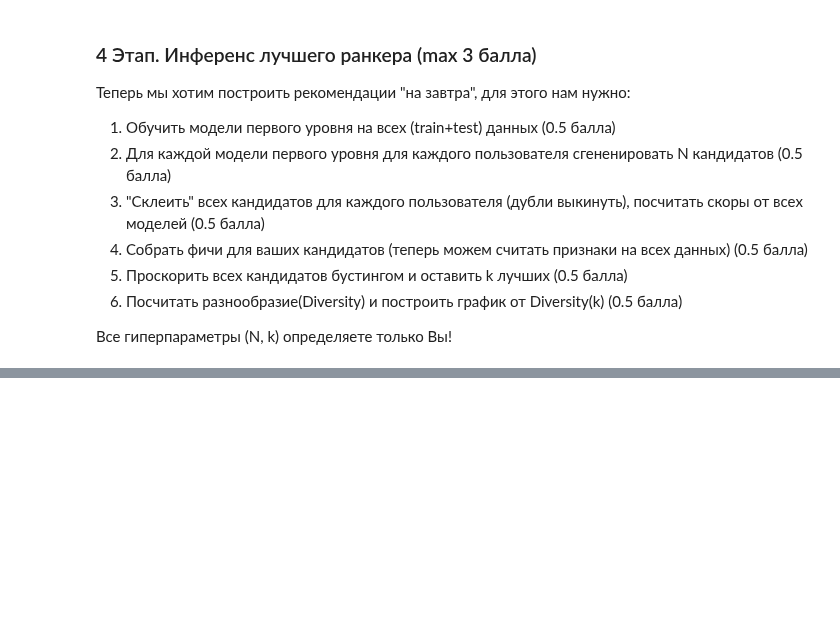
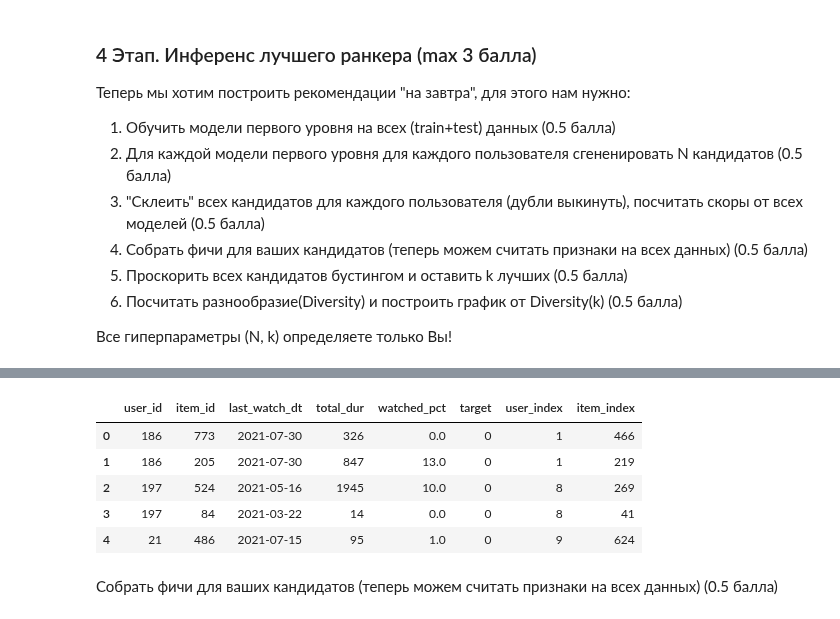
Before and after one commit to PavelMKh/HSE-AI, a Jupyter notebook: RECSYS/HSE_RecSys_HW3_Khomenko.ipynb, the cells around one changed output, grey strips where cells are left out. Cells and saved outputs as stored; diff of their text form; code cells hidden in the pictures; blank space fills up the shorter version.

```diff
--- a/RECSYS/HSE_RecSys_HW3_Khomenko.ipynb
+++ b/RECSYS/HSE_RecSys_HW3_Khomenko.ipynb
@@ -787,0 +815,5 @@ ncf_full.fit(epochs=10, batch_size=2)
+# %%
+%%time
+
+ncf_full = NCFModelFull(df_train_full, df_valid)
+ncf_full.fit(epochs=10, batch_size=2)
@@ -787,0 +835,15 @@ ncf_full.fit(epochs=10, batch_size=2)
+# %%
+def get_recs_toppop(user_id):
+    return toppop_full.get_top_k_items(k=5)
+
+def get_recs_svd(user_id):
+    return mf_full.get_top_k_recommendations(user_id, top_k=5)
+
+def get_recs_ncf(user_id):
+    return ncf_full.get_top_k_recommendations(user_id, k=5)
+
+df_users_recs_train = df_train_full[['user_id']].drop_duplicates().reset_index(drop=True)
+
+df_users_recs_train['top_popular_recs'] = df_users_recs_train['user_id'].apply(get_recs_toppop)
+df_users_recs_train['svd_recs'] = df_users_recs_train['user_id'].apply(get_recs_svd)
+df_users_recs_train['ncf_recs'] = df_users_recs_train['user_id'].apply(get_recs_ncf)
@@ -787,0 +876,6 @@ ncf_full.fit(epochs=10, batch_size=2)
+# %%
+df_users_recs_train['recs'] = df_users_recs_train.apply(lambda row: list(set(row['top_popular_recs'] + row['svd_recs'] + row['ncf_recs'])), axis=1)
+df_users_recs_valid['recs'] = df_users_recs_valid.apply(lambda row: list(set(row['top_popular_recs'] + row['svd_recs'] + row['ncf_recs'])), axis=1)
+
+df_users_recs_train = df_users_recs_train.drop(columns=['top_popular_recs', 'svd_recs', 'ncf_recs'])
+df_users_recs_valid = df_users_recs_valid.drop(columns=['top_popular_recs', 'svd_recs', 'ncf_recs'])
@@ -787,0 +891,21 @@ ncf_full.fit(epochs=10, batch_size=2)
+# %%
+# сделаем из полученных кандидатов датафрейм с интеракциями и подтянем значения таргета
+df_users_recs_train = df_users_recs_train.explode('recs')
+df_users_recs_train = df_users_recs_train.rename(columns={'recs': 'item_id'})
+
+df_users_recs_valid = df_users_recs_valid.explode('recs')
+df_users_recs_valid = df_users_recs_valid.rename(columns={'recs': 'item_id'})
+
+df_users_recs_train = df_users_recs_train.merge(df_train_full, on=['user_id', 'item_id'], how='inner')
+df_users_recs_valid = df_users_recs_valid.merge(df_valid, on=['user_id', 'item_id'], how='inner')
+# %%
+df_users_recs_train.head()
+# %% [output]
+|  | user_id | item_id | last_watch_dt | total_dur | watched_pct | target | user_index | item_index |
+| 0 | 186 | 773 | 2021-07-30 | 326 | 0.0 | 0 | 1 | 466 |
+| 1 | 186 | 205 | 2021-07-30 | 847 | 13.0 | 0 | 1 | 219 |
+| 2 | 197 | 524 | 2021-05-16 | 1945 | 10.0 | 0 | 8 | 269 |
+| 3 | 197 | 84 | 2021-03-22 | 14 | 0.0 | 0 | 8 | 41 |
+| 4 | 21 | 486 | 2021-07-15 | 95 | 1.0 | 0 | 9 | 624 |
+# %% [markdown]
+Собрать фичи для ваших кандидатов (теперь можем считать признаки на всех данных) (0.5 балла)
```
Also changed, not shown: parts of 28 cells of this notebook.
